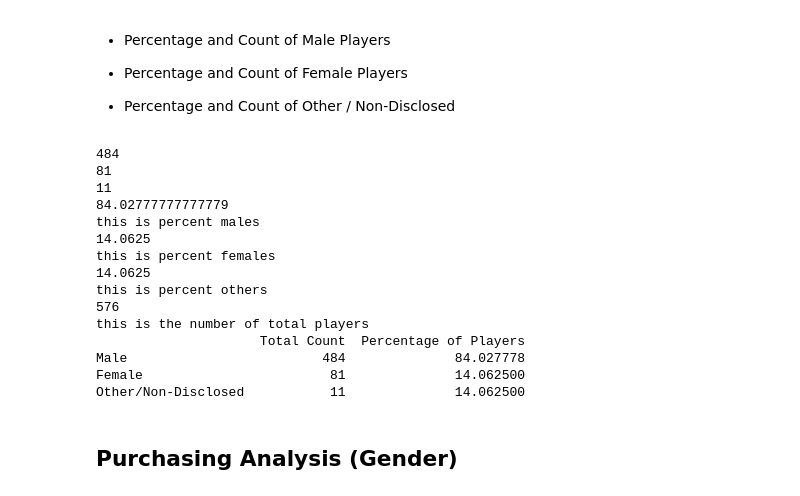
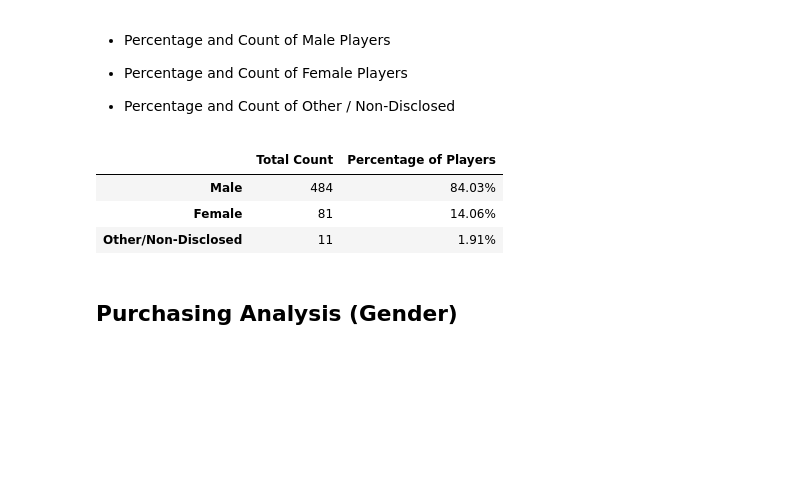
Before and after one commit to jtslater2/JTS-HW4-Pandas, a Jupyter notebook: jts-heroes.ipynb, the cells around one changed output. Cells and saved outputs as stored; diff of their text form; code cells hidden in the pictures; blank space fills up the shorter version.

```diff
--- a/jts-heroes.ipynb
+++ b/jts-heroes.ipynb
@@ -144,79 +95,40 @@ print(PurchasingAnalysis_df)
 
 * Percentage and Count of Other / Non-Disclosed
 # %%
-#males = purchd
-#males  = (purchase_data["Gender"] == "Male")
-#males = len(purchase_data["Gender"] == "Male")
-#males = (purchase_data["Gender"] == "Male").sum()
-#males = (purchase_data["Gender"]).value_counts().male
-#males = (purchase_data.["Gender"]=="Male").counts()
-
+#blah
 drop_name_df = purchase_data.drop_duplicates(subset = ["SN"])
 
+
+#blah
 males = (drop_name_df["Gender"].value_counts().Male)
-
-
-print (males)
 
 females = (drop_name_df["Gender"].value_counts().Female)
 
-print (females)
-
 others = len(drop_name_df.loc[drop_name_df["Gender"] == "Other / Non-Disclosed",:])
 
+#blah
+percentmales = (males/(males+females+others))*100
 
-print (others)
+percentfemales = (females/(males+females+others))*100
 
-test = (drop_name_df["Gender"].value_counts(normalize=True))
+percentothers = (others/(males+females+others))*100
 
-test
+total_players = (females+males+others)
 
 
-new = purchase_data.loc[purchase_data["Gender"]=="Male",:].sum()
-
-
-new
-
-percentmales = (males/(males+females+others))*100
-print(percentmales)
-print("this is percent males")
-
-
-percentfemales = (females/(males+females+others))*100
-print(percentfemales)
-print("this is percent females")
-
-percentothers = (females/(males+females+others))*100
-print(percentothers)
-print("this is percent others")
-
-total_players = (females+males+others)
-print(total_players)
-print("this is the number of total players")
-
-
+#blah
 GenderDemo_df = pd.DataFrame({"Total Count":[males, females, others],
                                       "Percentage of Players":[percentmales, percentfemales, percentothers]},
                                       index =["Male", "Female", "Other/Non-Disclosed"])
-                              #"Male", "Female", "Other/Non-Disclosed"])
 
-print(GenderDemo_df)
+GenderDemo_df["Percentage of Players"] = GenderDemo_df["Percentage of Players"].map("{:.2f}%".format)
+
+GenderDemo_df
 # %% [output]
-484
-81
-11
-84.02777777777779
-this is percent males
-14.0625
-this is percent females
-14.0625
-this is percent others
-576
-this is the number of total players
-                     Total Count  Percentage of Players
-Male                         484              84.027778
-Female                        81              14.062500
-Other/Non-Disclosed           11              14.062500
+|  | Total Count | Percentage of Players |
+| Male | 484 | 84.03% |
+| Female | 81 | 14.06% |
+| Other/Non-Disclosed | 11 | 1.91% |
 # %% [markdown]
 
 ## Purchasing Analysis (Gender)
```
Also changed, not shown: parts of 5 cells of this notebook.
